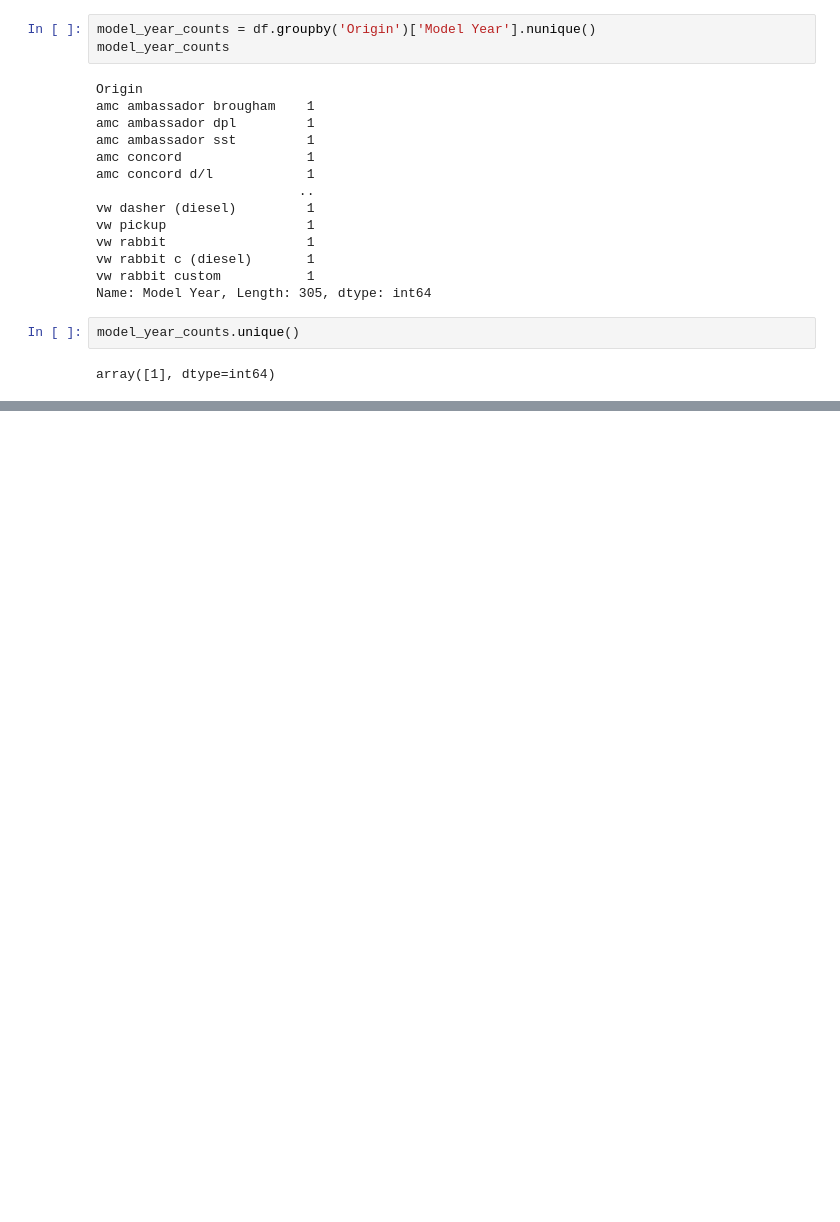
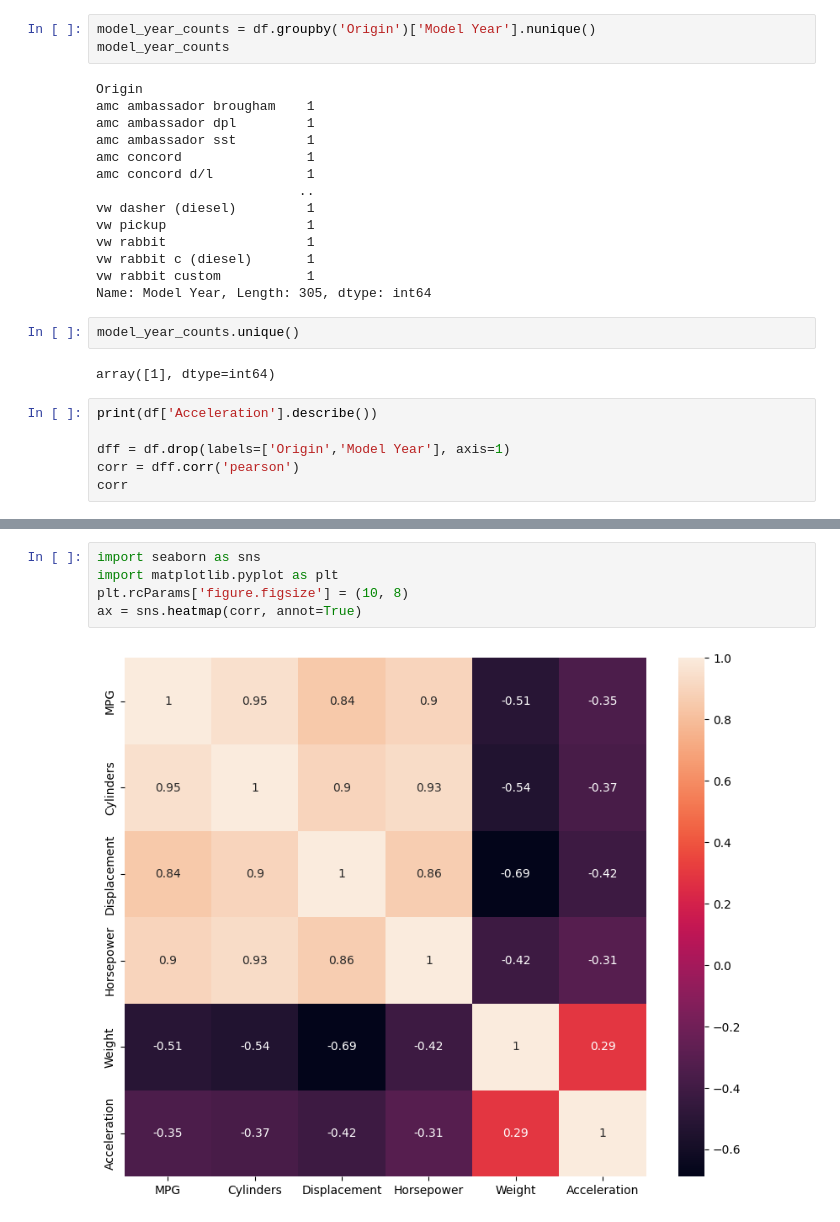
Before and after one commit to badro97/BigData_Predict, a Jupyter notebook: ch4/auto_mpg.ipynb, the cells around one changed output, grey strips where cells are left out. Saved outputs shown, nothing was run; the diff lists cells and outputs as text; blank space fills up the shorter version.

```diff
--- a/ch4/auto_mpg.ipynb
+++ b/ch4/auto_mpg.ipynb
@@ -144,3 +109,9 @@ Name: Model Year, Length: 305, dtype: int64
 model_year_counts.unique()
 # %% [output]
 array([1], dtype=int64)
+# %%
+print(df['Acceleration'].describe())
+
+dff = df.drop(labels=['Origin','Model Year'], axis=1)
+corr = dff.corr('pearson')
+corr
@@ -146,0 +135,7 @@ array([1], dtype=int64)
+# %%
+import seaborn as sns
+import matplotlib.pyplot as plt
+plt.rcParams['figure.figsize'] = (10, 8)
+ax = sns.heatmap(corr, annot=True)
+# %% [output]
+[figure, added]
```
Also changed, not shown: parts of 20 cells of this notebook, 3 other files.
